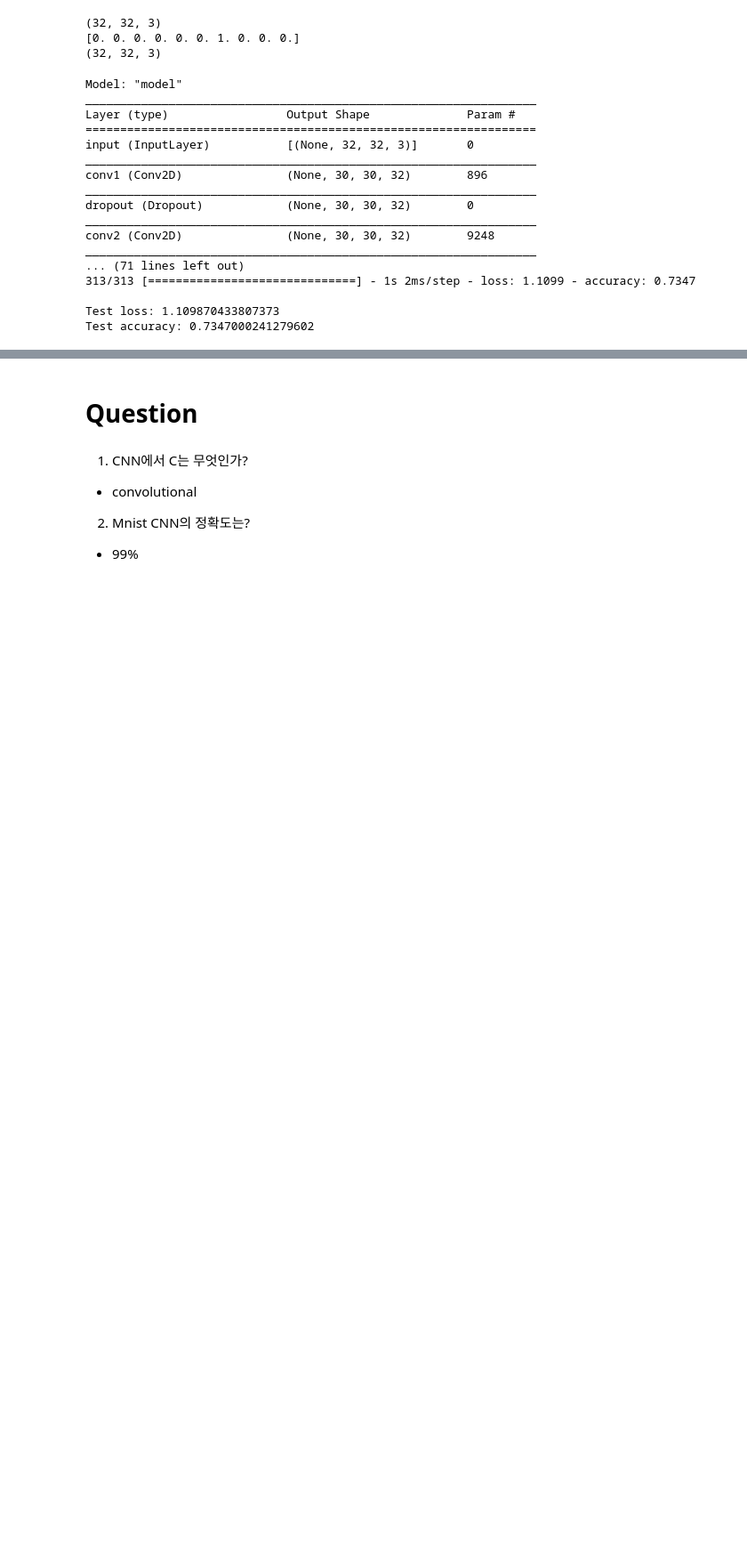
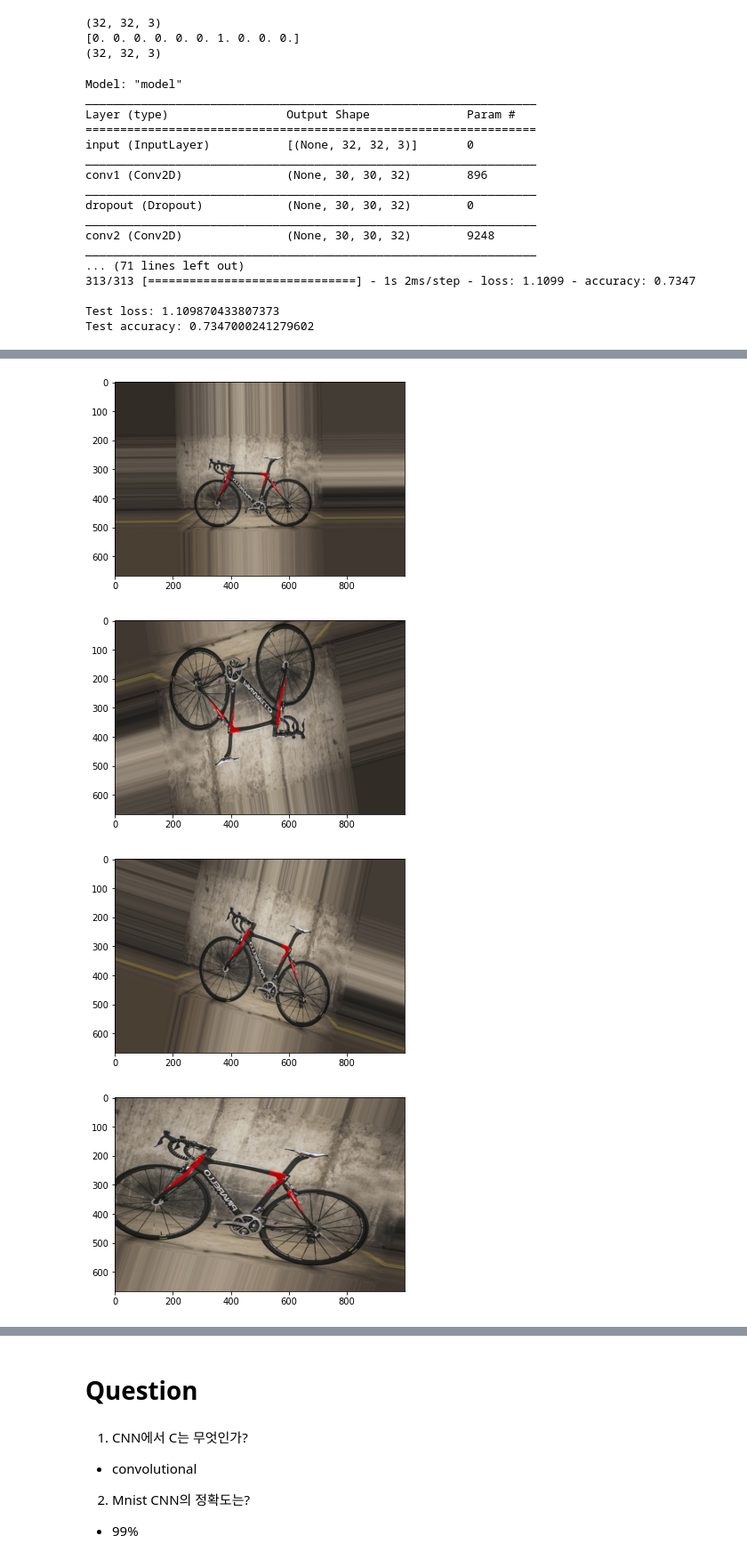
Before and after one commit to YoonSungLee/Reliability-Engineering, a Jupyter notebook: DataMining/Chapter06_Convolutional_Neural_Networkipynb.ipynb, the cells around one changed output, grey strips where cells are left out. Shown at 89% size. Saved outputs shown, nothing was run; the diff lists cells and outputs as text; code cells hidden in the pictures; blank space fills up the shorter version.

```diff
--- a/DataMining/Chapter06_Convolutional_Neural_Networkipynb.ipynb
+++ b/DataMining/Chapter06_Convolutional_Neural_Networkipynb.ipynb
@@ -713,0 +932,31 @@ Test accuracy: 0.7347000241279602
+# %%
+img = tf.keras.preprocessing.image.load_img('/gdrive/My Drive/University Lecture/데이터마이닝/Images/Pinarello-Dogma.jpg')
+x = tf.keras.preprocessing.image.img_to_array(img)      # x.shape = (667, 1000, 3)
+x = x.reshape((1,) + x.shape)                           # x.shape = (1, 667, 1000, 3)
+# %%
+data_aug_gen = tf.keras.preprocessing.image.ImageDataGenerator(rescale=1./255,
+                                                         rotation_range=15,
+                                                         width_shift_range=0.1,
+                                                         height_shift_range=0.1,
+                                                         shear_range=0.5,
+                                                         zoom_range=[0.8, 2.0],
+                                                         horizontal_flip=True,
+                                                         vertical_flip=True,
+                                                         fill_mode='nearest')
+
+imageGen = data_aug_gen.flow(x, batch_size=1)
+# %%
+import matplotlib.pyplot as plt
+imgCnt = 0
+for img in imageGen:
+    imgCnt += 1
+    if imgCnt < 10:
+        plt.imshow(img.reshape((667, 1000, 3)))
+        plt.show()
+    else:
+        break
+# %% [output]
+[figure, added]
+[figure, added]
+[figure, added]
+[figure, added]
```
Also changed, not shown: parts of 90 cells of this notebook.
